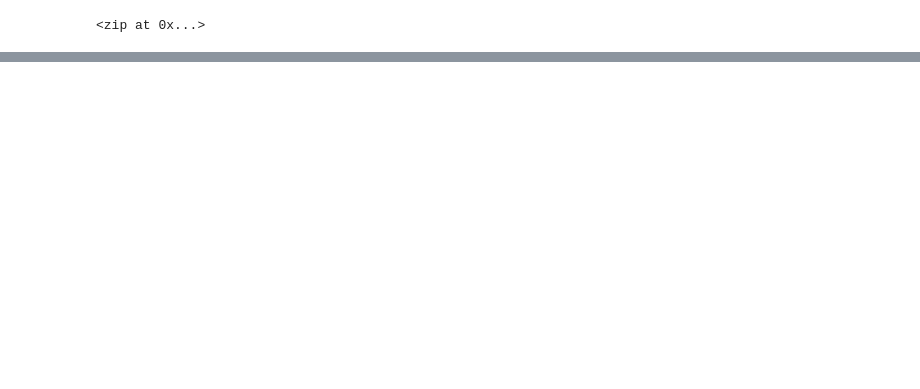
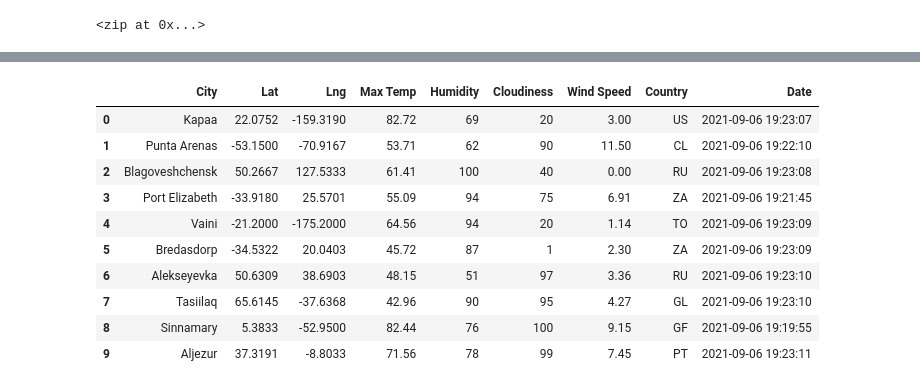
Before and after one commit to JPesel/World_Weather_Analysis, a Jupyter notebook: WeatherPy.ipynb, the cells around one changed output, grey strips where cells are left out. Cells and saved outputs as stored; diff of their text form; code cells hidden in the pictures; blank space fills up the shorter version.

Commit message:
Adding code for processing all the cities weather

```diff
--- a/WeatherPy.ipynb
+++ b/WeatherPy.ipynb
@@ -4,6 +4,12 @@ import pandas as pd
 import matplotlib.pyplot as plt
 import numpy as np
 from citipy import citipy
+import requests
+from datetime import datetime
+
+# Import the API key.
+from config import weather_api_key
+url = "http://api.openweathermap.org/data/2.5/weather?units=Imperial&APPID=" + weather_api_key
 # %%
 # Create a set of random latitude and longitude combinations.
 lats = np.random.uniform(low=-90.000, high=90.000, size=1500)
@@ -31,0 +126,16 @@ len(cities)
+# %%
+# Convert the array of dictionaries to a Pandas DataFrame.
+city_data_df = pd.DataFrame(city_data)
+city_data_df.head(10)
+# %% [output]
+|  | City | Lat | Lng | Max Temp | Humidity | Cloudiness | Wind Speed | Country | Date |
+| 0 | Kapaa | 22.0752 | -159.3190 | 82.72 | 69 | 20 | 3.00 | US | 2021-09-06 19:23:07 |
+| 1 | Punta Arenas | -53.1500 | -70.9167 | 53.71 | 62 | 90 | 11.50 | CL | 2021-09-06 19:22:10 |
+| 2 | Blagoveshchensk | 50.2667 | 127.5333 | 61.41 | 100 | 40 | 0.00 | RU | 2021-09-06 19:23:08 |
+| 3 | Port Elizabeth | -33.9180 | 25.5701 | 55.09 | 94 | 75 | 6.91 | ZA | 2021-09-06 19:21:45 |
+| 4 | Vaini | -21.2000 | -175.2000 | 64.56 | 94 | 20 | 1.14 | TO | 2021-09-06 19:23:09 |
+| 5 | Bredasdorp | -34.5322 | 20.0403 | 45.72 | 87 | 1 | 2.30 | ZA | 2021-09-06 19:23:09 |
+| 6 | Alekseyevka | 50.6309 | 38.6903 | 48.15 | 51 | 97 | 3.36 | RU | 2021-09-06 19:23:10 |
+| 7 | Tasiilaq | 65.6145 | -37.6368 | 42.96 | 90 | 95 | 4.27 | GL | 2021-09-06 19:23:10 |
+| 8 | Sinnamary | 5.3833 | -52.9500 | 82.44 | 76 | 100 | 9.15 | GF | 2021-09-06 19:19:55 |
+| 9 | Aljezur | 37.3191 | -8.8033 | 71.56 | 78 | 99 | 7.45 | PT | 2021-09-06 19:23:11 |
```
Also changed, not shown: parts of 4 cells of this notebook, 2 other files.
